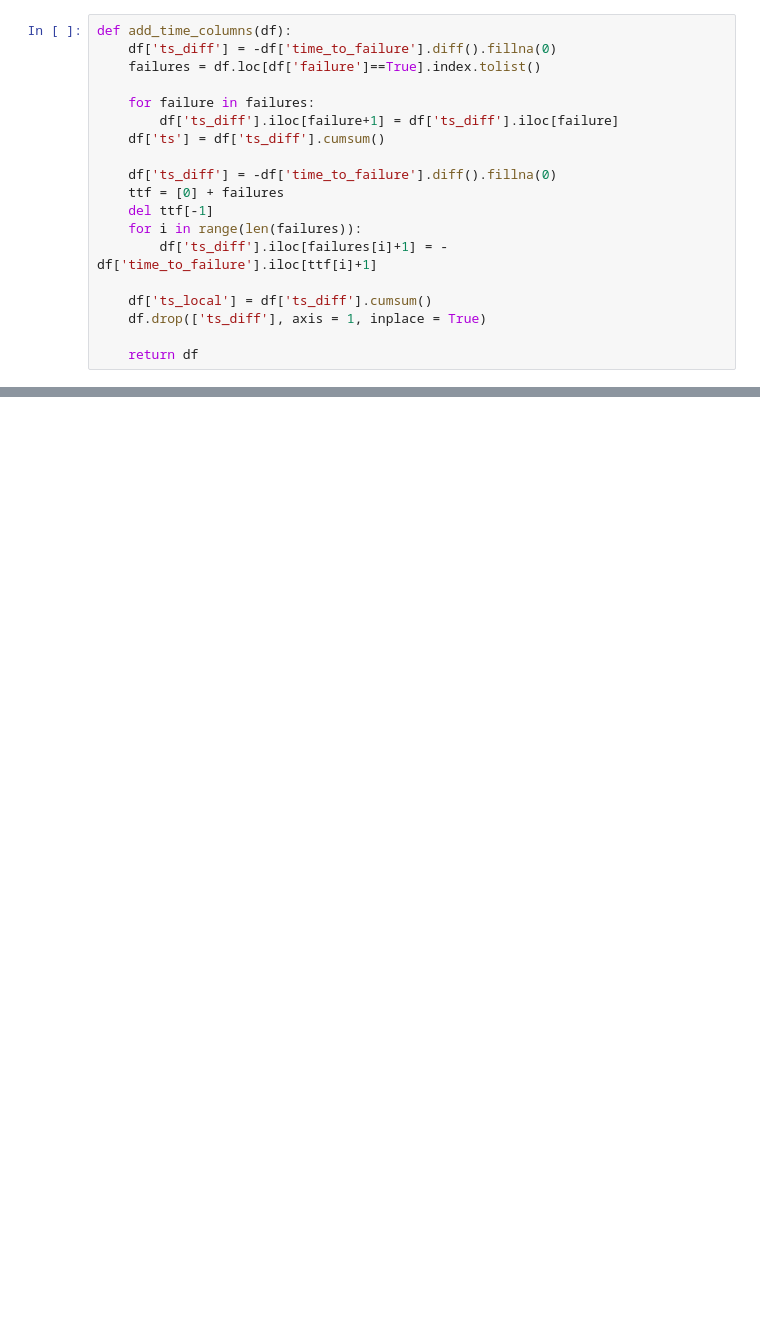
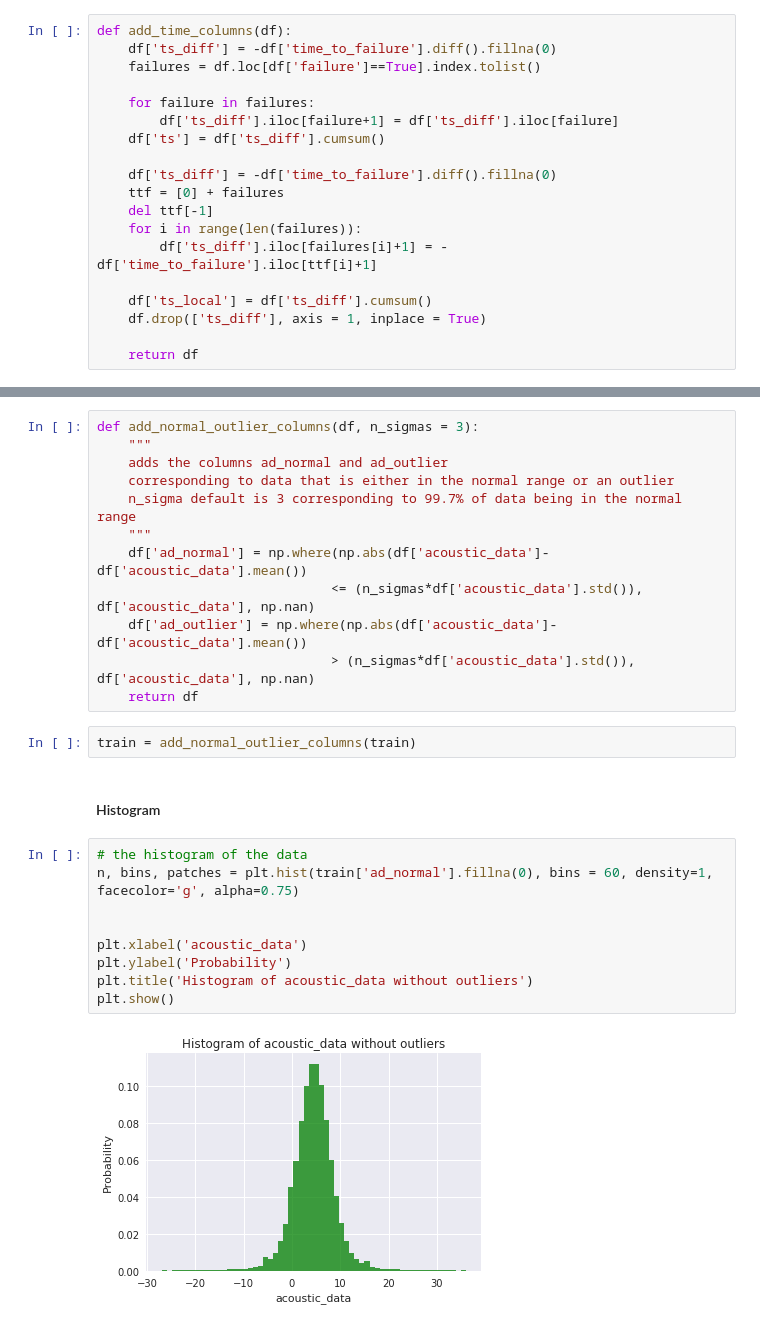
Before and after one commit to jeff-daniels/kaggle-scripts, a Jupyter notebook: LANL Earthquake Detection.ipynb, the cells around one changed output, grey strips where cells are left out. Cells and saved outputs as stored; diff of their text form; blank space fills up the shorter version.

```diff
--- a/LANL Earthquake Detection.ipynb
+++ b/LANL Earthquake Detection.ipynb
@@ -228,0 +232,27 @@ plot_acoustic_failure_v2(train, nrows = 4)
+# %%
+def add_normal_outlier_columns(df, n_sigmas = 3):
+    """
+    adds the columns ad_normal and ad_outlier
+    corresponding to data that is either in the normal range or an outlier
+    n_sigma default is 3 corresponding to 99.7% of data being in the normal range
+    """
+    df['ad_normal'] = np.where(np.abs(df['acoustic_data']-df['acoustic_data'].mean())
+                              <= (n_sigmas*df['acoustic_data'].std()), df['acoustic_data'], np.nan)
+    df['ad_outlier'] = np.where(np.abs(df['acoustic_data']-df['acoustic_data'].mean())
+                              > (n_sigmas*df['acoustic_data'].std()), df['acoustic_data'], np.nan)
+    return df
+# %%
+train = add_normal_outlier_columns(train)
+# %% [markdown]
+#### Histogram
+# %%
+# the histogram of the data
+n, bins, patches = plt.hist(train['ad_normal'].fillna(0), bins = 60, density=1, facecolor='g', alpha=0.75)
+
+
+plt.xlabel('acoustic_data')
+plt.ylabel('Probability')
+plt.title('Histogram of acoustic_data without outliers')
+plt.show()
+# %% [output]
+[figure, added]
```
Also changed, not shown: parts of 29 cells of this notebook.
